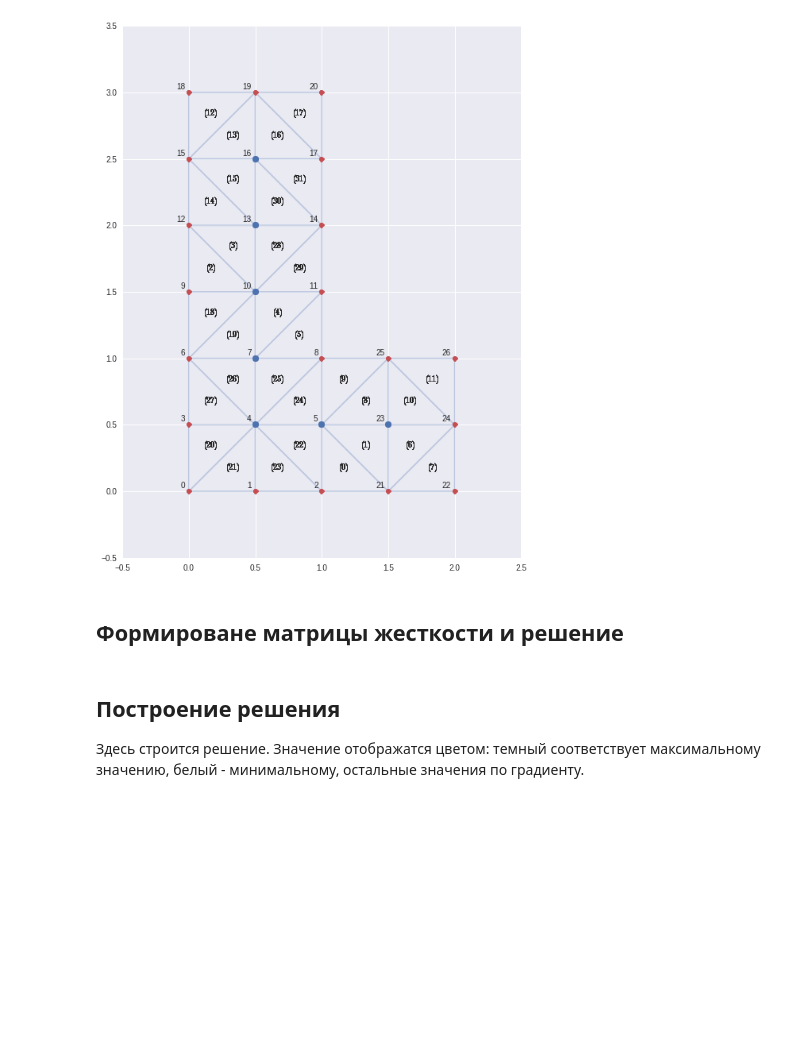
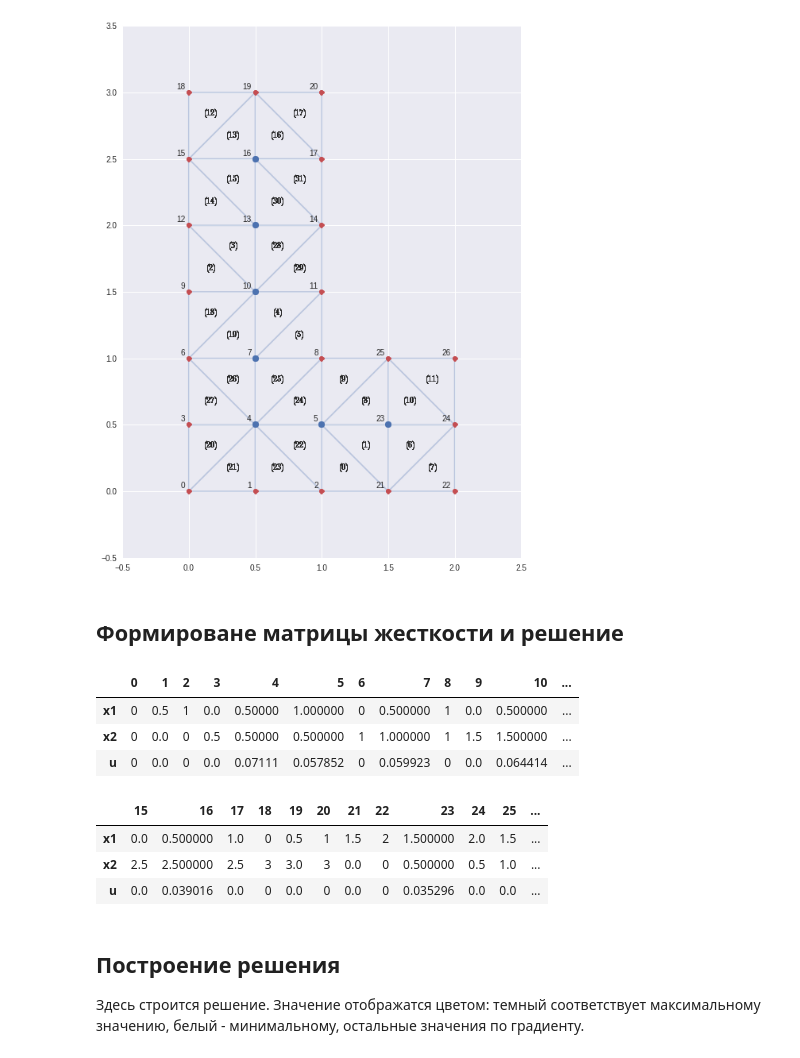
Before and after one commit to nikolaims/appmath-practice-2015, a Jupyter notebook: 11-fem.ipynb, the cells around one changed output. Saved outputs shown, nothing was run; the diff lists cells and outputs as text; code cells hidden in the pictures; blank space fills up the shorter version.

```diff
--- a/11-fem.ipynb
+++ b/11-fem.ipynb
@@ -86,15 +88,27 @@ def localF(r):
 # %%
 def solve():
     K = sum(np.dot(C(r).T, np.dot(localK(r), C(r))) for r in range(tri.simplices.shape[0]))
     f = sum(np.dot(C(r).T, localF(r)) for r in range(tri.simplices.shape[0]))
     for r in range(points.shape[0]):
         if r not in np.arange(0, points.shape[0])[inner_points_index]:
             K[r,:] = 0
             K[:,r] = 0
             K[r,r] = 1
     return np.dot(np.linalg.inv(K),f)
 
 u = solve()
+udata = pd.DataFrame(data=np.array([points[:,0], points[:,1], u]), index=['x1', 'x2', 'u'])
+display(udata.iloc[:,:15])
+display(udata.iloc[:,15:])
+# %% [output]
+|  | 0 | 1 | 2 | 3 | 4 | 5 | 6 | 7 | 8 | 9 | 10 | ... |
+| x1 | 0 | 0.5 | 1 | 0.0 | 0.50000 | 1.000000 | 0 | 0.500000 | 1 | 0.0 | 0.500000 | ... |
+| x2 | 0 | 0.0 | 0 | 0.5 | 0.50000 | 0.500000 | 1 | 1.000000 | 1 | 1.5 | 1.500000 | ... |
+| u | 0 | 0.0 | 0 | 0.0 | 0.07111 | 0.057852 | 0 | 0.059923 | 0 | 0.0 | 0.064414 | ... |
+|  | 15 | 16 | 17 | 18 | 19 | 20 | 21 | 22 | 23 | 24 | 25 | ... |
+| x1 | 0.0 | 0.500000 | 1.0 | 0 | 0.5 | 1 | 1.5 | 2 | 1.500000 | 2.0 | 1.5 | ... |
+| x2 | 2.5 | 2.500000 | 2.5 | 3 | 3.0 | 3 | 0.0 | 0 | 0.500000 | 0.5 | 1.0 | ... |
+| u | 0.0 | 0.039016 | 0.0 | 0 | 0.0 | 0 | 0.0 | 0 | 0.035296 | 0.0 | 0.0 | ... |
 # %% [markdown]
 ## Построение решения
 Здесь строится решение. Значение отображатся цветом: темный соответствует максимальному значению, белый - минимальному, остальные значения по градиенту.
```
Also changed, not shown: parts of 2 cells of this notebook.
